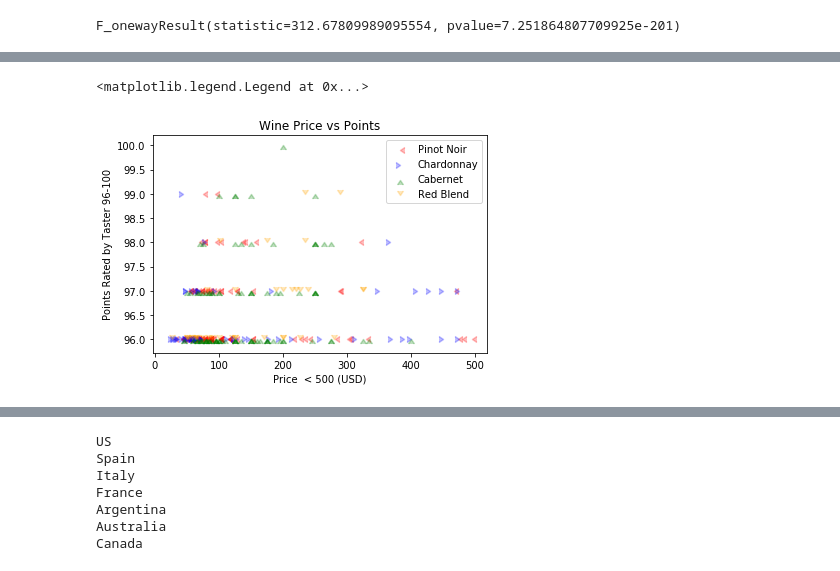
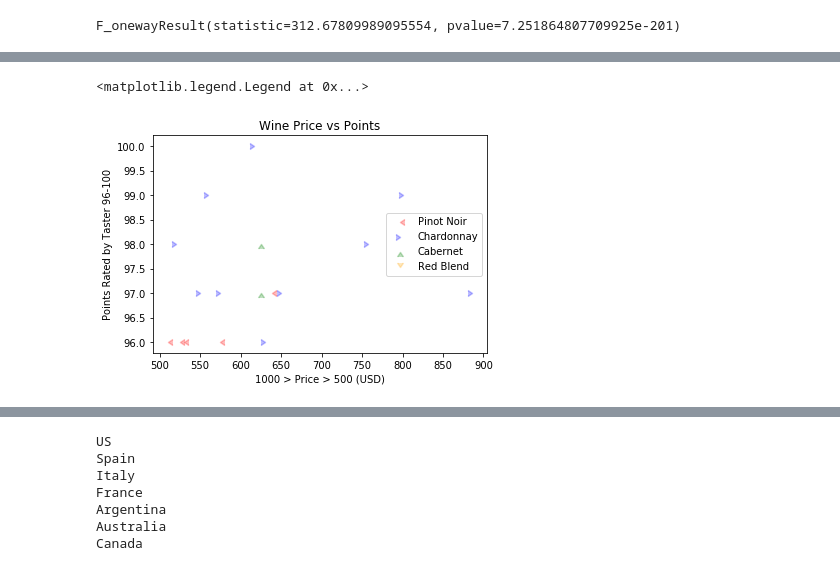
Before and after one commit to SpencerHitchcock/data-project-one, a Jupyter notebook: data_explore2_final.ipynb, the cells around one changed output, grey strips where cells are left out. Drawn from its saved outputs; the diff is of its cells as text; code cells hidden in the pictures.

```diff
--- a/data_explore2_final.ipynb
+++ b/data_explore2_final.ipynb
@@ -166,25 +166,29 @@ plt.legend(loc="best")
 [figure]
 # %%
-#group plot for wine less than $500 and rated 96-100
-pinot_nw=pinot_noir.loc[pinot_noir["price"]<500]
-pinot_nw=pinot_nw.loc[pinot_nw["points"]>95]
-char_nw=chardonnay.loc[chardonnay["price"]<500]
-char_nw=char_nw.loc[char_nw["points"]>95]
-cab_nw=cabernet.loc[cabernet["price"]<500]
-cab_nw=cab_nw.loc[cab_nw["points"]>95]
-rb_nw=red_blend.loc[red_blend["price"]<500]
-rb_nw=rb_nw.loc[rb_nw["points"]>95]
-pn_nw_plot=plt.scatter(pinot_nw["price"], pinot_nw["points"], facecolors="red", edgecolors="black", alpha=.25, marker=4, label="Pinot Noir")
-char_nw_plot=plt.scatter(char_nw["price"], char_nw["points"], facecolors="blue", edgecolors="black", alpha=.25, marker=5, label="Chardonnay")
-cab_nw_plot=plt.scatter(cab_nw["price"], cab_nw["points"], facecolors="green", edgecolors="black", alpha=.25, marker=6, label="Cabernet")
-rb_nw_plot=plt.scatter(rb_nw["price"], rb_nw["points"], facecolors="orange", edgecolors="black", alpha=.25, marker=7, label="Red Blend")
-plt.xlabel("Price  < 500 (USD)")
+#group plot for wine between $500-$1000 and rated 96-100
+pinot_ne=pinot_noir.loc[pinot_noir["price"]>500]
+pinot_ne=pinot_ne.loc[pinot_ne["price"]<1000]
+pinot_ne=pinot_ne.loc[pinot_ne["points"]>95]
+char_ne=chardonnay.loc[chardonnay["price"]>500]
+char_ne=char_ne.loc[char_ne["price"]<1000]
+char_ne=char_ne.loc[char_ne["points"]>95]
+cab_ne=cabernet.loc[cabernet["price"]>500]
+cab_ne=cab_ne.loc[cab_ne["price"]<1000]
+cab_ne=cab_ne.loc[cab_ne["points"]>95]
+rb_ne=red_blend.loc[red_blend["price"]>500]
+rb_ne=rb_ne.loc[rb_ne["price"]<1000]
+rb_ne=rb_ne.loc[rb_ne["points"]>95]
+pn_ne_plot=plt.scatter(pinot_ne["price"], pinot_ne["points"], facecolors="red", edgecolors="black", alpha=.25, marker=4,label="Pinot Noir")
+char_ne_plot=plt.scatter(char_ne["price"], char_ne["points"], facecolors="blue", edgecolors="black", alpha=.25, marker=5,label="Chardonnay")
+cab_ne_plot=plt.scatter(cab_ne["price"], cab_ne["points"], facecolors="green", edgecolors="black", alpha=.25, marker=6,label="Cabernet")
+rb_ne_plot=plt.scatter(rb_ne["price"], rb_ne["points"], facecolors="orange", edgecolors="black", alpha=.25, marker=7,label="Red Blend")
+plt.xlabel("1000 > Price > 500 (USD)")
 plt.ylabel("Points Rated by Taster 96-100")
 plt.title("Wine Price vs Points")
 plt.legend(loc="best")
 # %% [output]
 <matplotlib.legend.Legend at 0x...>
-[figure, old version]
+[figure, new version]
 # %%
 #group plot for wine between $500-$1000 and rated 91-95
 pinot_se=pinot_noir.loc[pinot_noir["price"]>500]
```
Also changed, not shown: parts of 13 cells of this notebook, 16 other files.
